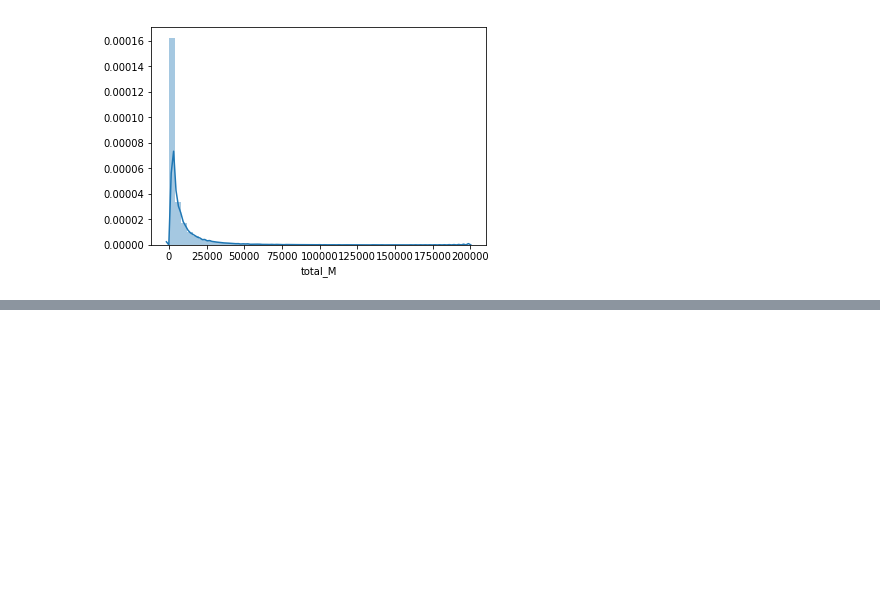
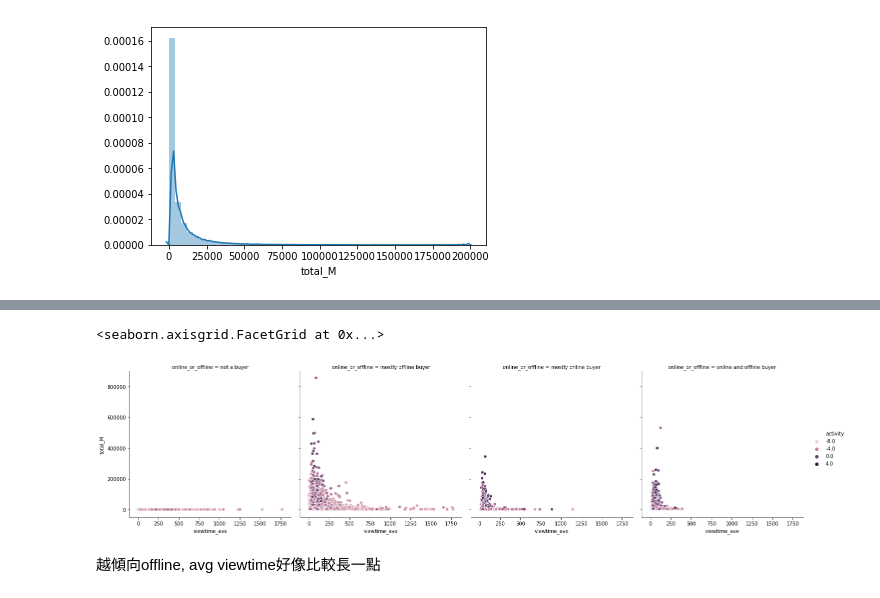
Before and after one commit to GISH123/Python-Project-91App-Market-Data, a Jupyter notebook: features_eda.ipynb, the cells around one changed output, grey strips where cells are left out. Cells and saved outputs as stored; diff of their text form; code cells hidden in the pictures; blank space fills up the shorter version.

```diff
--- a/features_eda.ipynb
+++ b/features_eda.ipynb
@@ -208,0 +247,7 @@ sns.distplot(df.loc[df["total_M"]<200000]['total_M'].dropna())
+# %%
+sns.relplot(x="viewtime_ave", y="total_M", hue ="activity",col="online_or_offline",data=df2)
+# %% [output]
+<seaborn.axisgrid.FacetGrid at 0x...>
+[figure, added]
+# %% [markdown]
+越傾向offline, avg viewtime好像比較長一點
```
Also changed, not shown: parts of 14 cells of this notebook.
